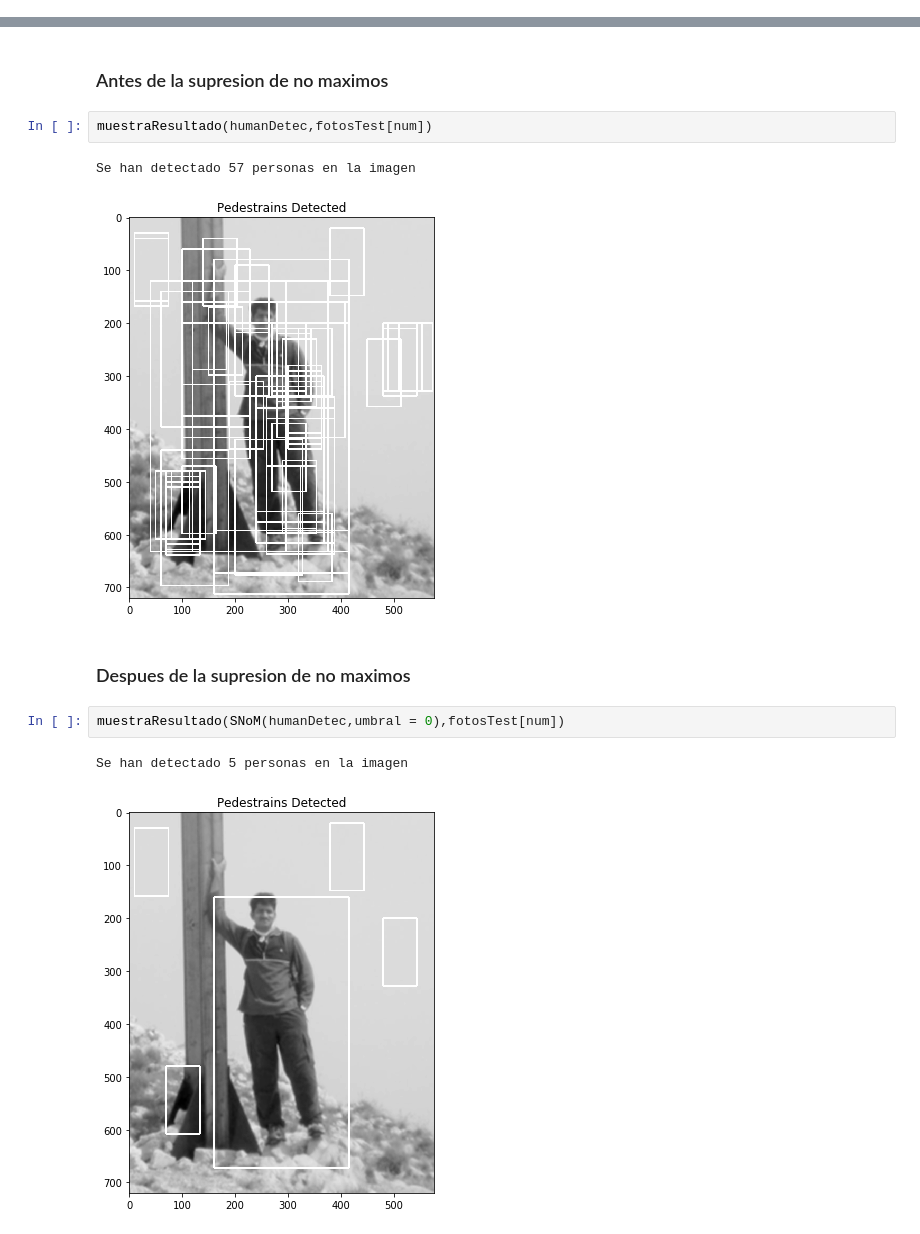
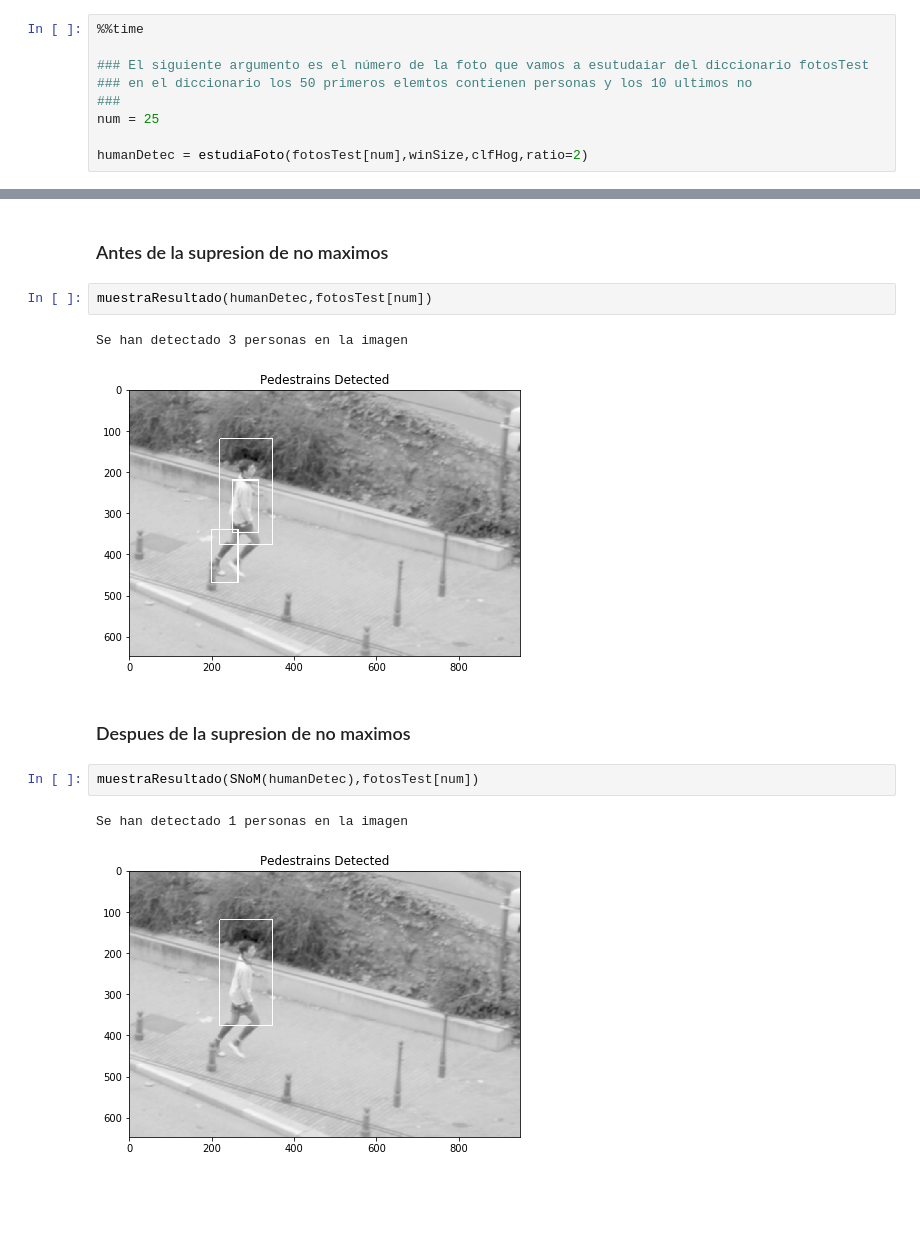
Before and after one commit to jhonnyfc/Human_Detection_Project, a Jupyter notebook: HumanDP_Code.ipynb, the cells around one changed output, grey strips where cells are left out. Cells and saved outputs as stored; diff of their text form; blank space fills up the shorter version.

```diff
--- a/HumanDP_Code.ipynb
+++ b/HumanDP_Code.ipynb
@@ -441,0 +417,9 @@ Wall time: 9.35 s
+# %%
+%%time
+
+### El siguiente argumento es el número de la foto que vamos a esutudaiar del diccionario fotosTest
+### en el diccionario los 50 primeros elemtos contienen personas y los 10 ultimos no
+###
+num = 25
+
+humanDetec = estudiaFoto(fotosTest[num],winSize,clfHog,ratio=2)
@@ -444,12 +430,12 @@ Wall time: 9.35 s
 # %%
 muestraResultado(humanDetec,fotosTest[num])
 # %% [output]
-Se han detectado 57 personas en la imagen
+Se han detectado 3 personas en la imagen
-[figure, old version]
+[figure, new version]
 # %% [markdown]
 ### Despues de la supresion de no maximos
 # %%
-muestraResultado(SNoM(humanDetec,umbral = 0),fotosTest[num])
+muestraResultado(SNoM(humanDetec),fotosTest[num])
 # %% [output]
-Se han detectado 5 personas en la imagen
+Se han detectado 1 personas en la imagen
-[figure, old version]
+[figure, new version]
```
Also changed, not shown: parts of 6 cells of this notebook.
